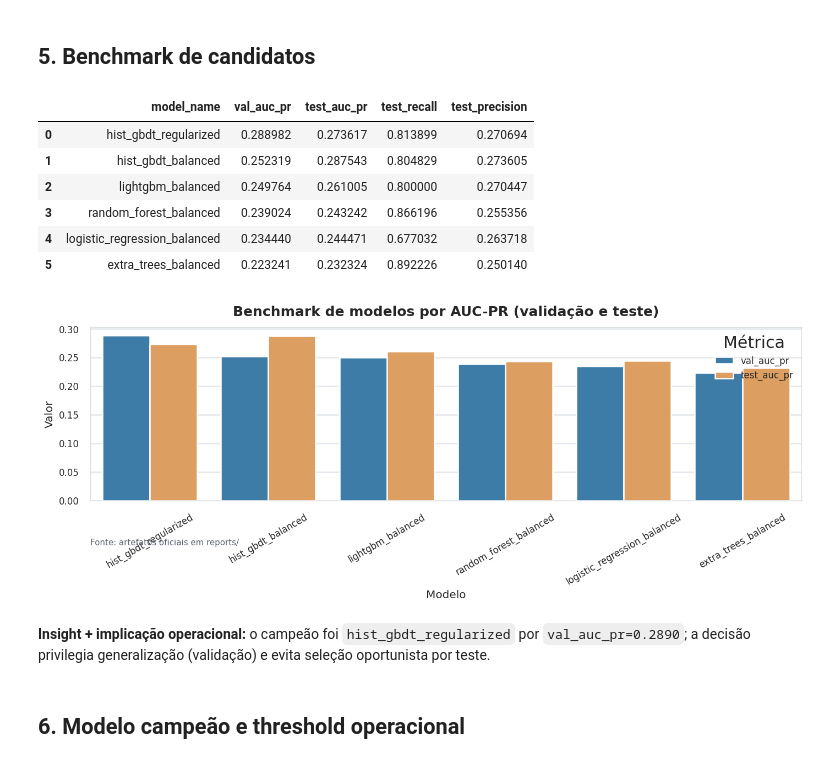
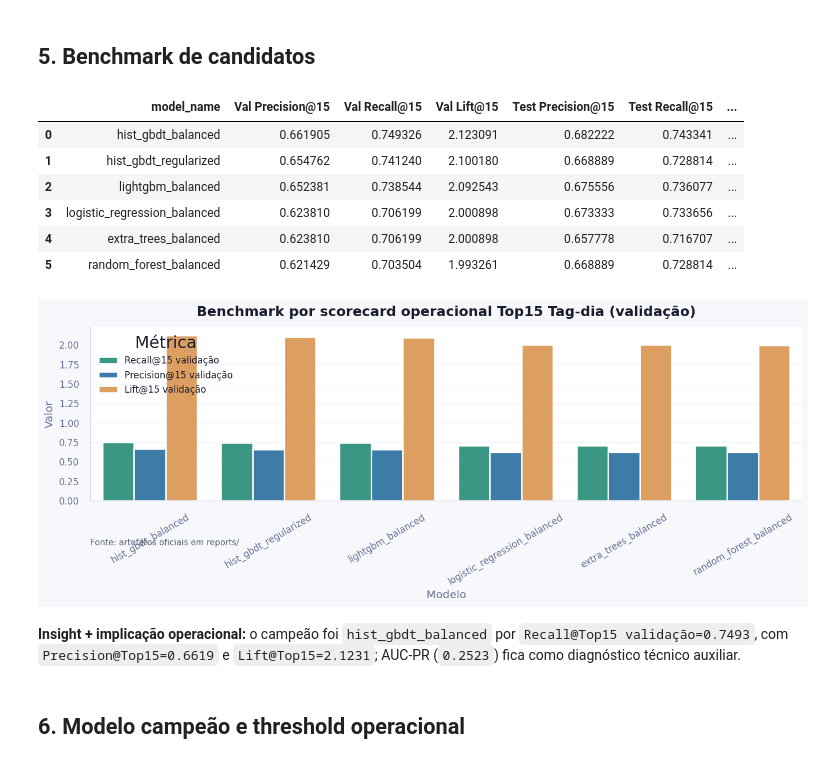
Before and after one commit to LuccaRomagnolli/Projeto-Vale, a Jupyter notebook: notebooks/main.ipynb, the cells around one changed output. Drawn from its saved outputs; the diff is of its cells as text; code cells hidden in the pictures.

Commit message:
updates in model

```diff
--- a/notebooks/main.ipynb
+++ b/notebooks/main.ipynb
@@ -289,34 +475,77 @@ display(Markdown(
 # %% [markdown]
 ## 5. Benchmark de candidatos
 # %%
-bench = benchmark_df[['model_name','val_auc_pr','test_auc_pr','test_recall','test_precision']].copy()
-bench = bench.sort_values('val_auc_pr', ascending=False)
+bench_cols = [
+    'model_name',
+    'val_top15_precision_at_k',
+    'val_top15_recall_at_k',
+    'val_top15_lift_vs_random',
+    'test_top15_precision_at_k',
+    'test_top15_recall_at_k',
+    'test_top15_lift_vs_random',
+    'val_auc_pr',
+]
+bench = benchmark_df[bench_cols].copy()
+bench = bench.sort_values(
+    ['val_top15_recall_at_k', 'val_top15_precision_at_k', 'val_top15_lift_vs_random', 'val_auc_pr'],
+    ascending=[False, False, False, False],
+)
 
-display(bench)
+rename_cols = {
+    'val_top15_precision_at_k': 'Val Precision@15',
+    'val_top15_recall_at_k': 'Val Recall@15',
+    'val_top15_lift_vs_random': 'Val Lift@15',
+    'test_top15_precision_at_k': 'Test Precision@15',
+    'test_top15_recall_at_k': 'Test Recall@15',
+    'test_top15_lift_vs_random': 'Test Lift@15',
+    'val_auc_pr': 'Val AUC-PR técnica',
+}
+display(bench.rename(columns=rename_cols))
 
 fig, ax = plt.subplots(figsize=(12, 5))
-plot_df = bench.melt(id_vars='model_name', value_vars=['val_auc_pr', 'test_auc_pr'], var_name='Métrica', value_name='Valor')
-sns.barplot(data=plot_df, x='model_name', y='Valor', hue='Métrica', palette=[PALETTE['blue'], PALETTE['orange']], ax=ax)
-ax.set_title('Benchmark de modelos por AUC-PR (validação e teste)')
+plot_df = bench.melt(
+    id_vars='model_name',
+    value_vars=['val_top15_recall_at_k', 'val_top15_precision_at_k', 'val_top15_lift_vs_random'],
+    var_name='Métrica',
+    value_name='Valor',
+)
+metric_labels = {
+    'val_top15_recall_at_k': 'Recall@15 validação',
+    'val_top15_precision_at_k': 'Precision@15 validação',
+    'val_top15_lift_vs_random': 'Lift@15 validação',
+}
+plot_df['Métrica'] = plot_df['Métrica'].map(metric_labels)
+sns.barplot(
+    data=plot_df,
+    x='model_name',
+    y='Valor',
+    hue='Métrica',
+    palette=[PALETTE['teal'], PALETTE['blue'], PALETTE['orange']],
+    ax=ax,
+)
+ax.set_title('Benchmark por scorecard operacional Top15 Tag-dia (validação)')
 ax.set_xlabel('Modelo')
 ax.tick_params(axis='x', rotation=30)
 add_source_note(ax)
 plt.tight_layout()
 plt.show()
 
 display(Markdown(
-    f"**Insight + implicação operacional:** o campeão foi `{winner_name}` por `val_auc_pr={winner_val_auc_pr:.4f}`; a decisão privilegia generalização (validação) e evita seleção oportunista por teste."
+    f"**Insight + implicação operacional:** o campeão foi `{winner_name}` por "
+    f"`Recall@Top15 validação={winner_val_recall_top15:.4f}`, com "
+    f"`Precision@Top15={winner_val_precision_top15:.4f}` e "
+    f"`Lift@Top15={winner_val_lift_top15:.4f}`; AUC-PR (`{winner_val_auc_pr:.4f}`) fica como diagnóstico técnico auxiliar."
 ))
 # %% [output]
-|  | model_name | val_auc_pr | test_auc_pr | test_recall | test_precision |
-| 0 | hist_gbdt_regularized | 0.288982 | 0.273617 | 0.813899 | 0.270694 |
-| 1 | hist_gbdt_balanced | 0.252319 | 0.287543 | 0.804829 | 0.273605 |
-| 2 | lightgbm_balanced | 0.249764 | 0.261005 | 0.800000 | 0.270447 |
-| 3 | random_forest_balanced | 0.239024 | 0.243242 | 0.866196 | 0.255356 |
-| 4 | logistic_regression_balanced | 0.234440 | 0.244471 | 0.677032 | 0.263718 |
-| 5 | extra_trees_balanced | 0.223241 | 0.232324 | 0.892226 | 0.250140 |
+|  | model_name | Val Precision@15 | Val Recall@15 | Val Lift@15 | Test Precision@15 | Test Recall@15 | ... |
+| 0 | hist_gbdt_balanced | 0.661905 | 0.749326 | 2.123091 | 0.682222 | 0.743341 | ... |
+| 1 | hist_gbdt_regularized | 0.654762 | 0.741240 | 2.100180 | 0.668889 | 0.728814 | ... |
+| 2 | lightgbm_balanced | 0.652381 | 0.738544 | 2.092543 | 0.675556 | 0.736077 | ... |
+| 3 | logistic_regression_balanced | 0.623810 | 0.706199 | 2.000898 | 0.673333 | 0.733656 | ... |
+| 4 | extra_trees_balanced | 0.623810 | 0.706199 | 2.000898 | 0.657778 | 0.716707 | ... |
+| 5 | random_forest_balanced | 0.621429 | 0.703504 | 1.993261 | 0.668889 | 0.728814 | ... |
-[figure, old version]
+[figure, new version]
-**Insight + implicação operacional:** o campeão foi `hist_gbdt_regularized` por `val_auc_pr=0.2890`; a decisão privilegia generalização (validação) e evita seleção oportunista por teste.
+**Insight + implicação operacional:** o campeão foi `hist_gbdt_balanced` por `Recall@Top15 validação=0.7493`, com `Precision@Top15=0.6619` e `Lift@Top15=2.1231`; AUC-PR (`0.2523`) fica como diagnóstico técnico auxiliar.
 # %% [markdown]
 ## 6. Modelo campeão e threshold operacional
 # %%
```
Also changed, not shown: parts of 9 cells of this notebook, 35 other files.
